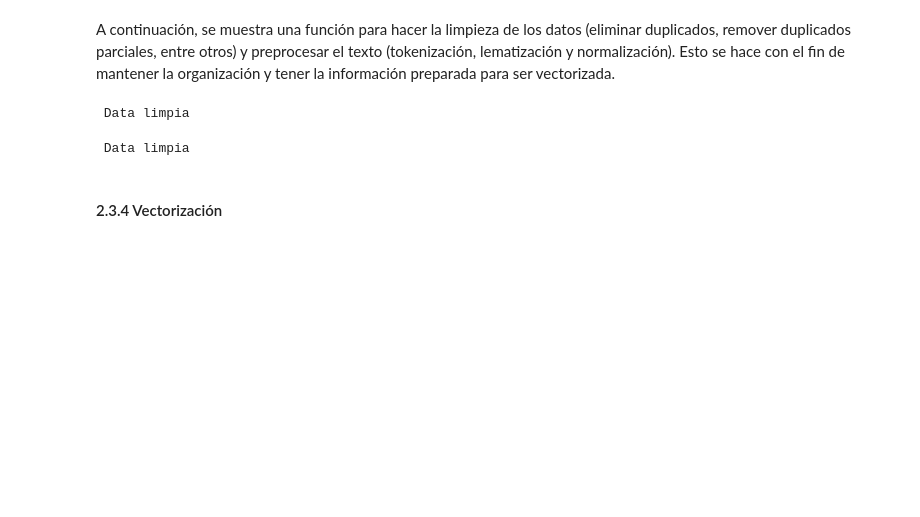
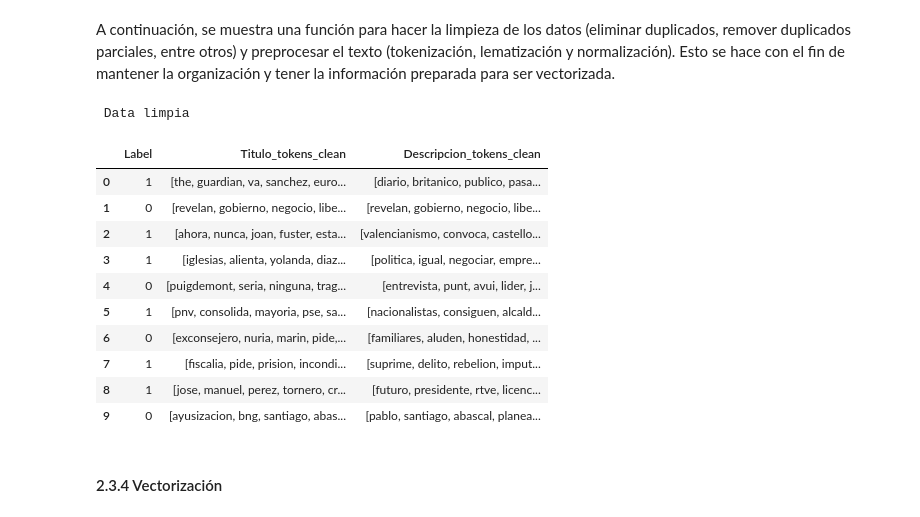
Before and after one commit to juanpablob11/BI_PROJECT-1, a Jupyter notebook: Proyecto1_BI SpeedUp.ipynb, the cells around one changed output. Cells and saved outputs as stored; diff of their text form; code cells hidden in the pictures; blank space fills up the shorter version.

```diff
--- a/Proyecto1_BI SpeedUp.ipynb
+++ b/Proyecto1_BI SpeedUp.ipynb
@@ -554,33 +554,43 @@ A continuación, se muestra una función para hacer la limpieza de los datos (el
 # %%
 def limpiar_y_procesar(data_set, columnas_texto):
     """
     Función que aplica limpieza de datos y tokenización en columnas de texto específicas.
 
     Parámetros:
     - data_set (DataFrame): Dataset original con las columnas a procesar.
     - columnas_texto (list): Lista de nombres de columnas que contienen texto a limpiar.
 
     Retorna:
     - DataFrame con los textos procesados.
     """
     # Aplicar limpieza de datos
     data_set_limpio = limpiar_data(data_set)
     print(" Data limpia")
 
     # Aplicar tokenización, lematización y normalización
     df_procesado = procesar_texto(data_set_limpio, columnas_texto)
 
     return df_procesado
 
 # Uso de la función
 # df_procesado = limpiar_y_procesar(data_set, ["Titulo", "Descripcion"])
 df_procesado = limpiar_y_procesar(data_set_augmented, ["Titulo", "Descripcion"])
 df_procesado.head(10)
 
-df = limpiar_y_procesar(data_set, ["Titulo", "Descripcion"])
+# df = limpiar_y_procesar(data_set, ["Titulo", "Descripcion"])
 # %% [output]
  Data limpia
- Data limpia
+|  | Label | Titulo_tokens_clean | Descripcion_tokens_clean |
+| 0 | 1 | [the, guardian, va, sanchez, euro... | [diario, britanico, publico, pasa... |
+| 1 | 0 | [revelan, gobierno, negocio, libe... | [revelan, gobierno, negocio, libe... |
+| 2 | 1 | [ahora, nunca, joan, fuster, esta... | [valencianismo, convoca, castello... |
+| 3 | 1 | [iglesias, alienta, yolanda, diaz... | [politica, igual, negociar, empre... |
+| 4 | 0 | [puigdemont, seria, ninguna, trag... | [entrevista, punt, avui, lider, j... |
+| 5 | 1 | [pnv, consolida, mayoria, pse, sa... | [nacionalistas, consiguen, alcald... |
+| 6 | 0 | [exconsejero, nuria, marin, pide,... | [familiares, aluden, honestidad, ... |
+| 7 | 1 | [fiscalia, pide, prision, incondi... | [suprime, delito, rebelion, imput... |
+| 8 | 1 | [jose, manuel, perez, tornero, cr... | [futuro, presidente, rtve, licenc... |
+| 9 | 0 | [ayusizacion, bng, santiago, abas... | [pablo, santiago, abascal, planea... |
 # %% [markdown]
 #### 2.3.4 Vectorización
 # %% [markdown]
```
Also changed, not shown: parts of 5 cells of this notebook.
